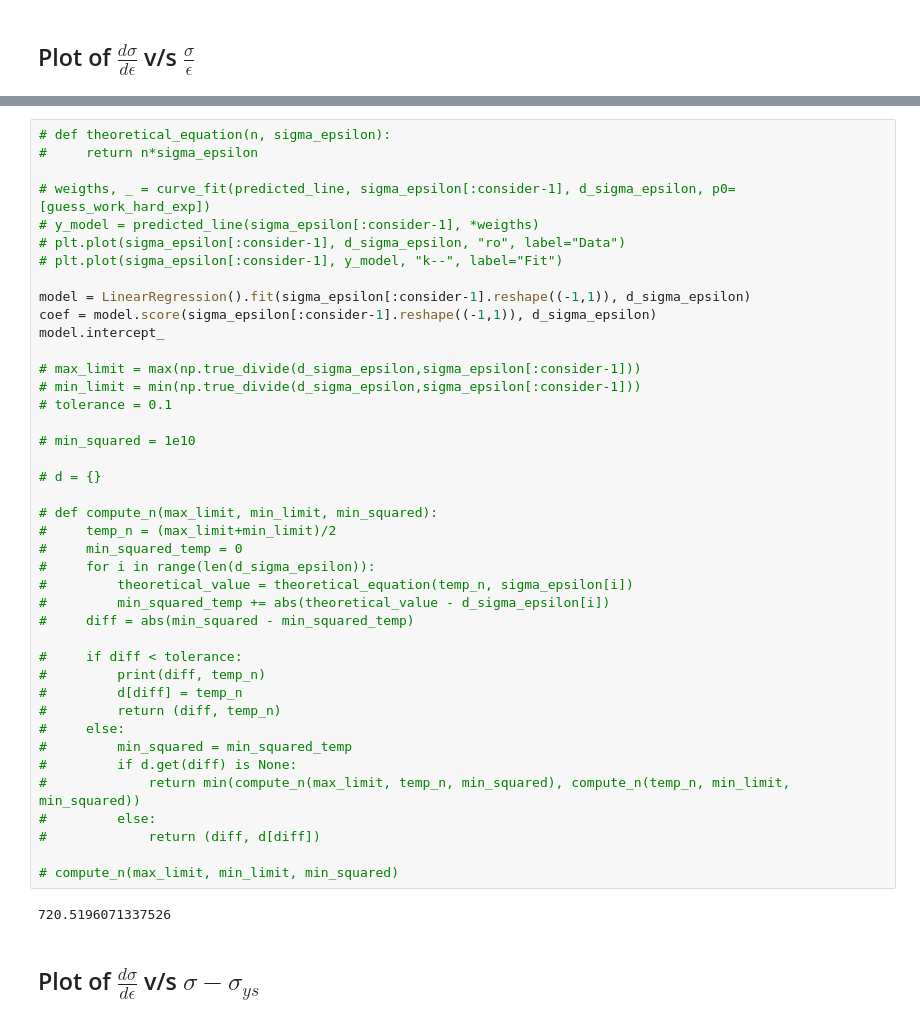
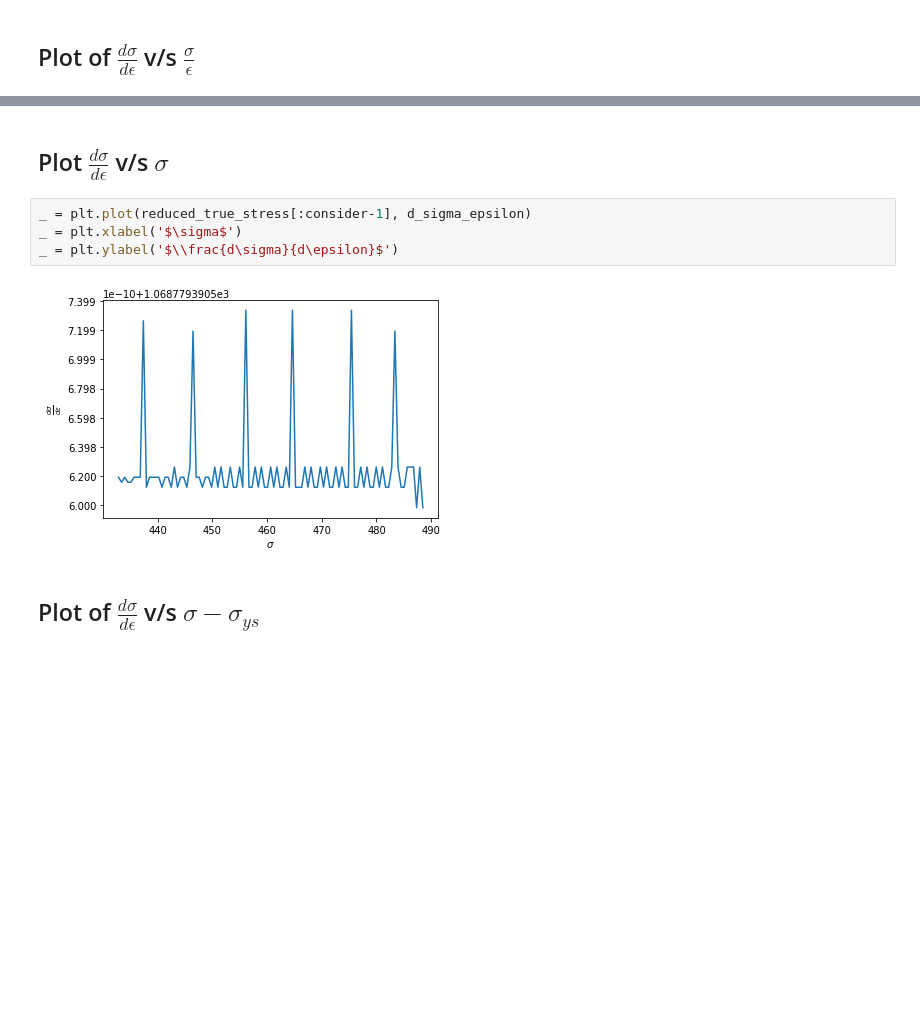
Before and after one commit to algomaster99/meta-btp, a Jupyter notebook: hollomon_curves.ipynb, the cells around one changed output, grey strips where cells are left out. Cells and saved outputs as stored; diff of their text form; blank space fills up the shorter version.

```diff
--- a/hollomon_curves.ipynb
+++ b/hollomon_curves.ipynb
@@ -133,46 +164,11 @@ Accuracy in calculations: 0.9770651117250081
-# %%
-# def theoretical_equation(n, sigma_epsilon):
-#     return n*sigma_epsilon
-
-# weigths, _ = curve_fit(predicted_line, sigma_epsilon[:consider-1], d_sigma_epsilon, p0=[guess_work_hard_exp])
-# y_model = predicted_line(sigma_epsilon[:consider-1], *weigths)
-# plt.plot(sigma_epsilon[:consider-1], d_sigma_epsilon, "ro", label="Data")
-# plt.plot(sigma_epsilon[:consider-1], y_model, "k--", label="Fit")
-
-model = LinearRegression().fit(sigma_epsilon[:consider-1].reshape((-1,1)), d_sigma_epsilon)
-coef = model.score(sigma_epsilon[:consider-1].reshape((-1,1)), d_sigma_epsilon)
-model.intercept_
-
-# max_limit = max(np.true_divide(d_sigma_epsilon,sigma_epsilon[:consider-1]))
-# min_limit = min(np.true_divide(d_sigma_epsilon,sigma_epsilon[:consider-1]))
-# tolerance = 0.1
-
-# min_squared = 1e10
-
-# d = {}
-
-# def compute_n(max_limit, min_limit, min_squared):
-#     temp_n = (max_limit+min_limit)/2
-#     min_squared_temp = 0
-#     for i in range(len(d_sigma_epsilon)):
-#         theoretical_value = theoretical_equation(temp_n, sigma_epsilon[i])
-#         min_squared_temp += abs(theoretical_value - d_sigma_epsilon[i])
-#     diff = abs(min_squared - min_squared_temp)
-
-#     if diff < tolerance:
-#         print(diff, temp_n)
-#         d[diff] = temp_n
-#         return (diff, temp_n)
-#     else:
-#         min_squared = min_squared_temp
-#         if d.get(diff) is None:
-#             return min(compute_n(max_limit, temp_n, min_squared), compute_n(temp_n, min_limit, min_squared))
-#         else:
-#             return (diff, d[diff])
-
-# compute_n(max_limit, min_limit, min_squared)
-# %% [output]
-720.5196071337526
+# %% [markdown]
+## Plot $\frac{d\sigma}{d\epsilon}$ v/s $\sigma$
+# %%
+_ = plt.plot(reduced_true_stress[:consider-1], d_sigma_epsilon)
+_ = plt.xlabel('$\sigma$')
+_ = plt.ylabel('$\\frac{d\sigma}{d\epsilon}$')
+# %% [output]
+[figure, added]
 # %% [markdown]
 ## Plot of $\frac{d\sigma}{d\epsilon}$ v/s $\sigma - \sigma_{ys}$
 # %%
```
Also changed, not shown: parts of 21 cells of this notebook.
